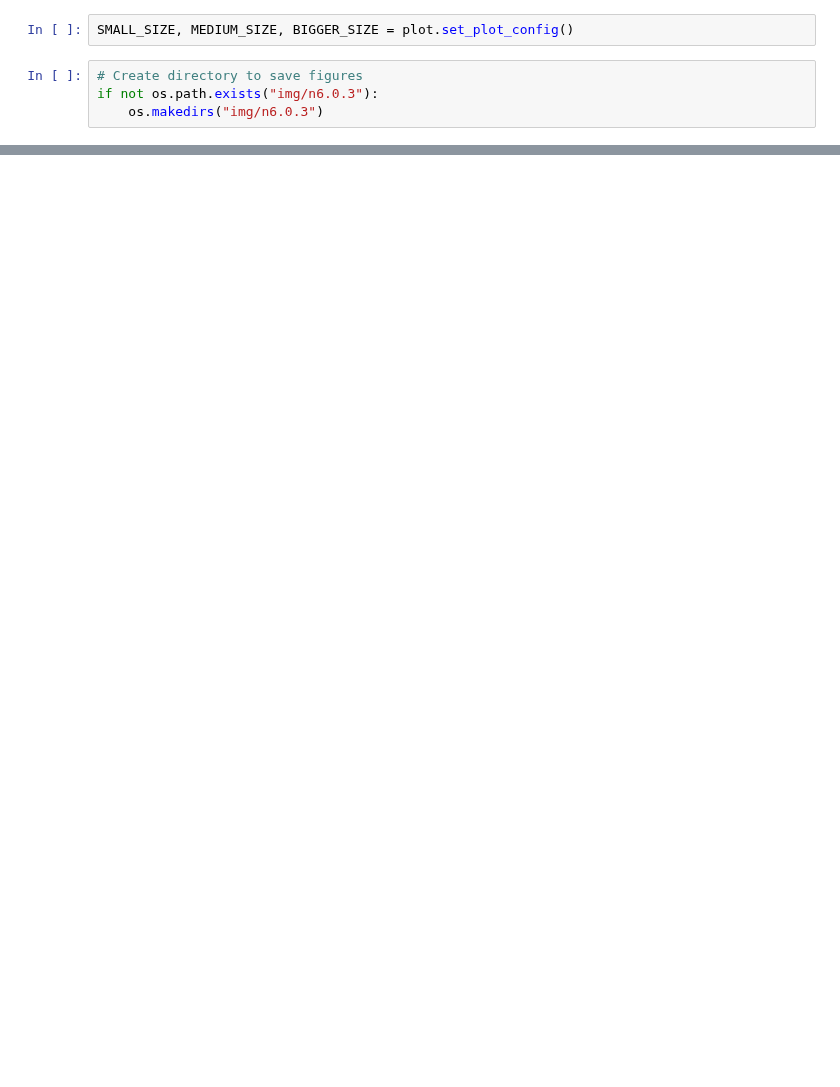
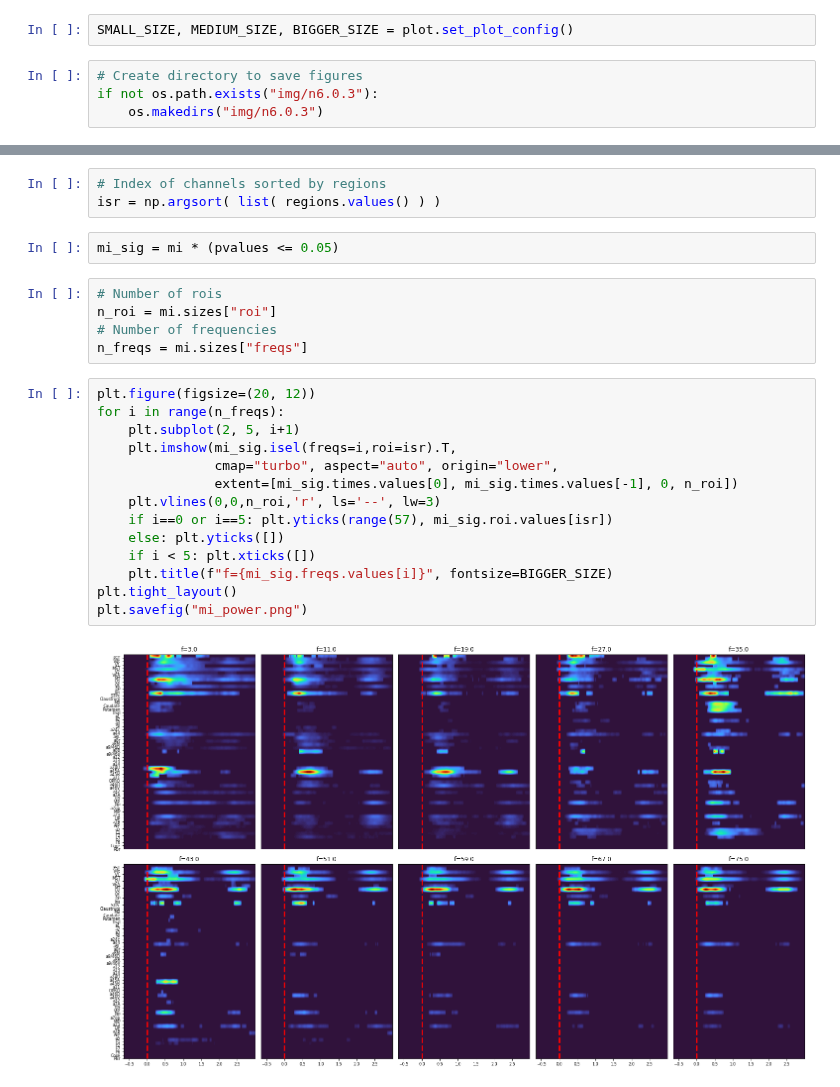
Before and after one commit to ViniciusLima94/GrayData-Analysis, a Jupyter notebook: notebooks/6.3. Stimulus encoding analysis - power.ipynb, the cells around one changed output, grey strips where cells are left out. Cells and saved outputs as stored; diff of their text form; blank space fills up the shorter version.

```diff
--- a/notebooks/6.3. Stimulus encoding analysis - power.ipynb
+++ b/notebooks/6.3. Stimulus encoding analysis - power.ipynb
@@ -178,0 +64,26 @@ plt.tight_layout()
+# %%
+# Index of channels sorted by regions
+isr = np.argsort( list( regions.values() ) )
+# %%
+mi_sig = mi * (pvalues <= 0.05)
+# %%
+# Number of rois
+n_roi = mi.sizes["roi"]
+# Number of frequencies
+n_freqs = mi.sizes["freqs"]
+# %%
+plt.figure(figsize=(20, 12))
+for i in range(n_freqs):
+    plt.subplot(2, 5, i+1)
+    plt.imshow(mi_sig.isel(freqs=i,roi=isr).T,
+               cmap="turbo", aspect="auto", origin="lower",
+               extent=[mi_sig.times.values[0], mi_sig.times.values[-1], 0, n_roi])
+    plt.vlines(0,0,n_roi,'r', ls='--', lw=3)
+    if i==0 or i==5: plt.yticks(range(57), mi_sig.roi.values[isr])
+    else: plt.yticks([])
+    if i < 5: plt.xticks([])
+    plt.title(f"f={mi_sig.freqs.values[i]}", fontsize=BIGGER_SIZE)
+plt.tight_layout()
+plt.savefig("mi_power.png")
+# %% [output]
+[figure, added]
```
Also changed, not shown: parts of 21 cells of this notebook.
